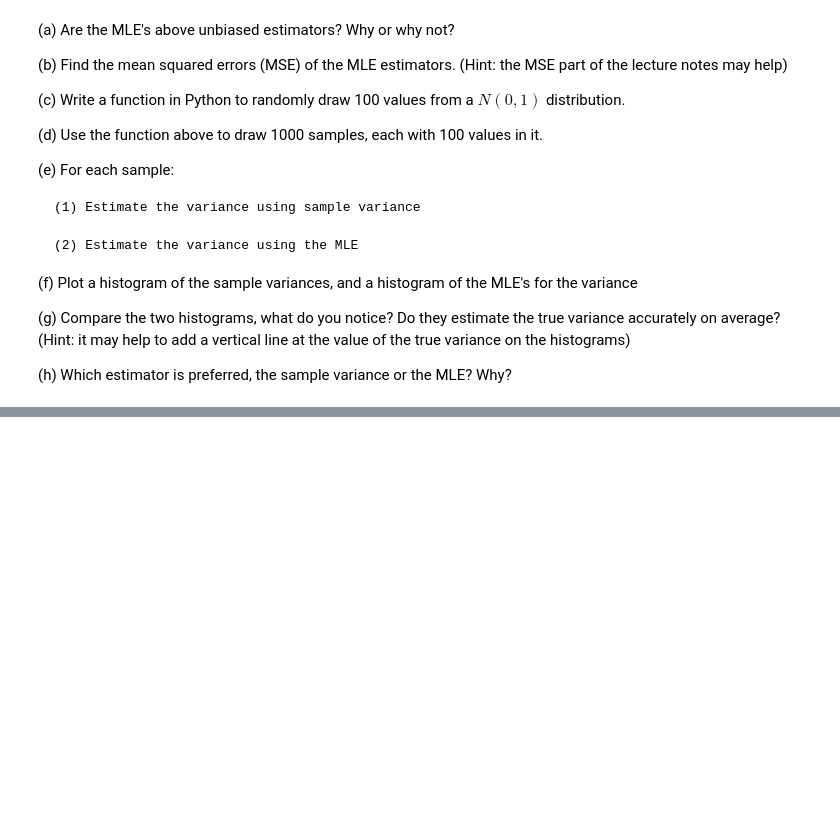
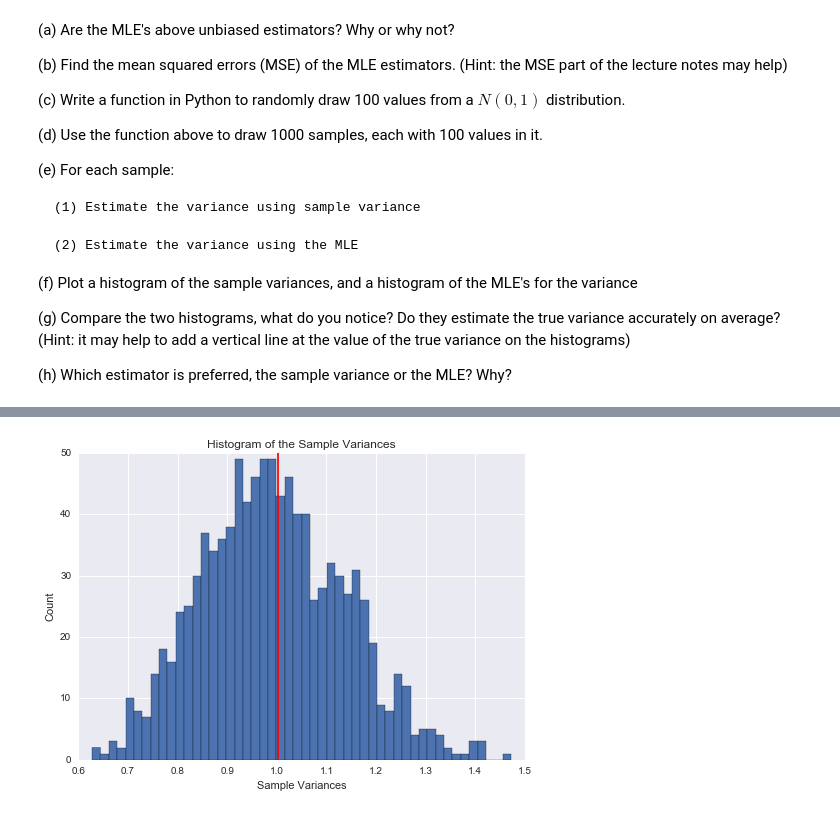
Before and after one commit to carlespoles/DSCI6002-student, a Jupyter notebook: week4/4-2_Estimates/DSCI6002-4.2-Lab-CarlesPolesMielgo_ChauDao.ipynb, the cells around one changed output, grey strips where cells are left out. Drawn from its saved outputs; the diff is of its cells as text; code cells hidden in the pictures; blank space fills up the shorter version.

```diff
--- a/week4/4-2_Estimates/DSCI6002-4.2-Lab-CarlesPolesMielgo_ChauDao.ipynb
+++ b/week4/4-2_Estimates/DSCI6002-4.2-Lab-CarlesPolesMielgo_ChauDao.ipynb
@@ -166,0 +208,6 @@ draw_normal(100, 0, 1)
+# %%
+all_samples = []
+for x in range(1000):
+    all_samples.append(draw_normal(100, 0, 1))
+
+len(all_samples)
@@ -166,0 +238,6 @@ draw_normal(100, 0, 1)
+# %%
+samples_variance = []
+for i in range(len(all_samples)):
+    samples_variance.append(np.var(all_samples[i]))
+
+samples_variance
@@ -166,0 +296,12 @@ draw_normal(100, 0, 1)
+# %%
+# http://stackoverflow.com/questions/15558136/obtain-the-max-y-value-of-a-histogram
+variance = np.var(all_samples)
+plt.hist(x=samples_variance, bins=50)
+plt.title('Histogram of the Sample Variances')
+plt.xlabel('Sample Variances')
+plt.ylabel('Count')
+#plt.vlines(variance, 0, plt.hist(x=samples_variance, bins=100)[0].max(), colors='red')
+plt.vlines(variance, 0, 50, colors='red')
+plt.show()
+# %% [output]
+[figure, added]
```
Also changed, not shown: parts of 21 cells of this notebook.
